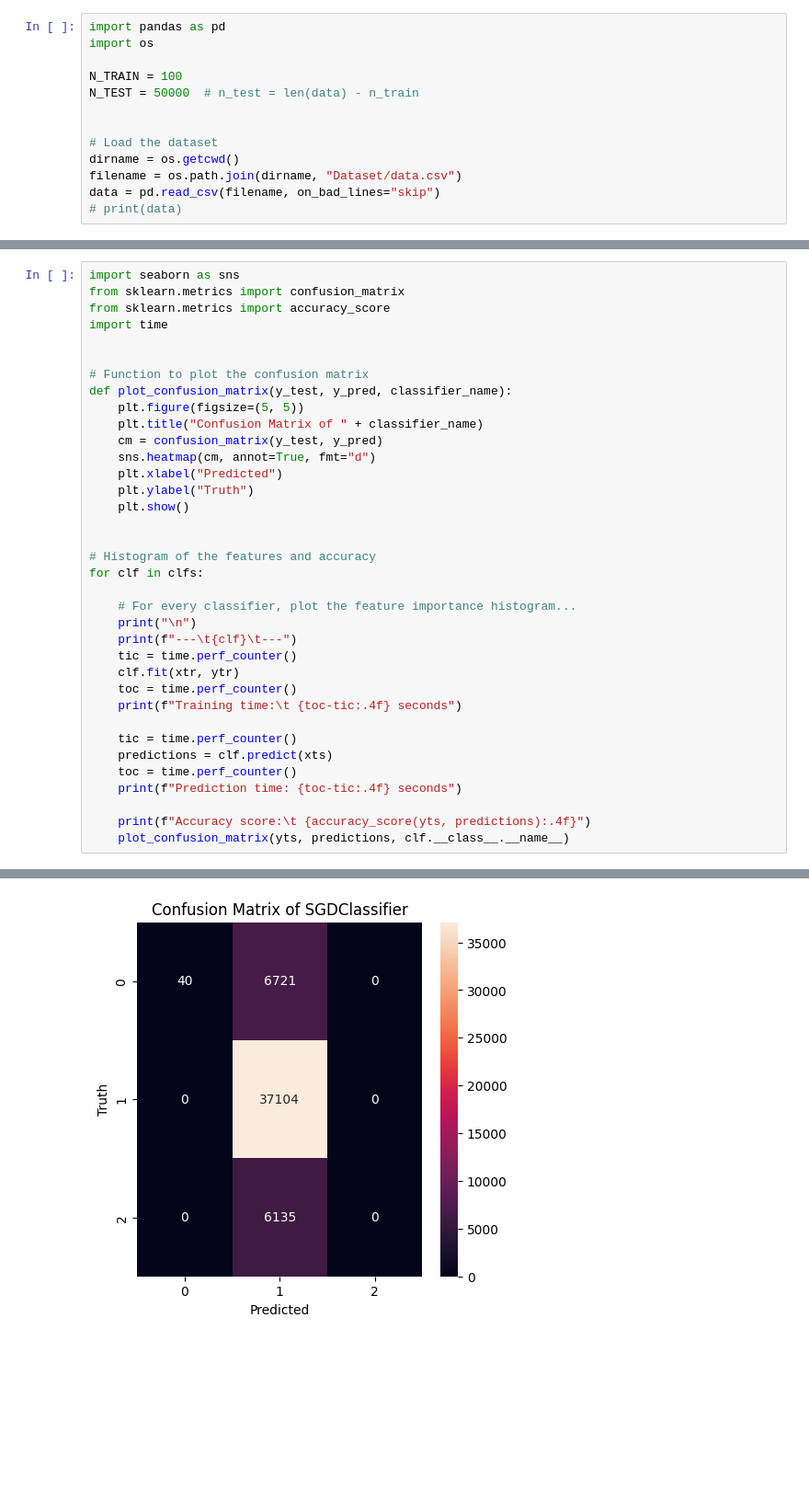
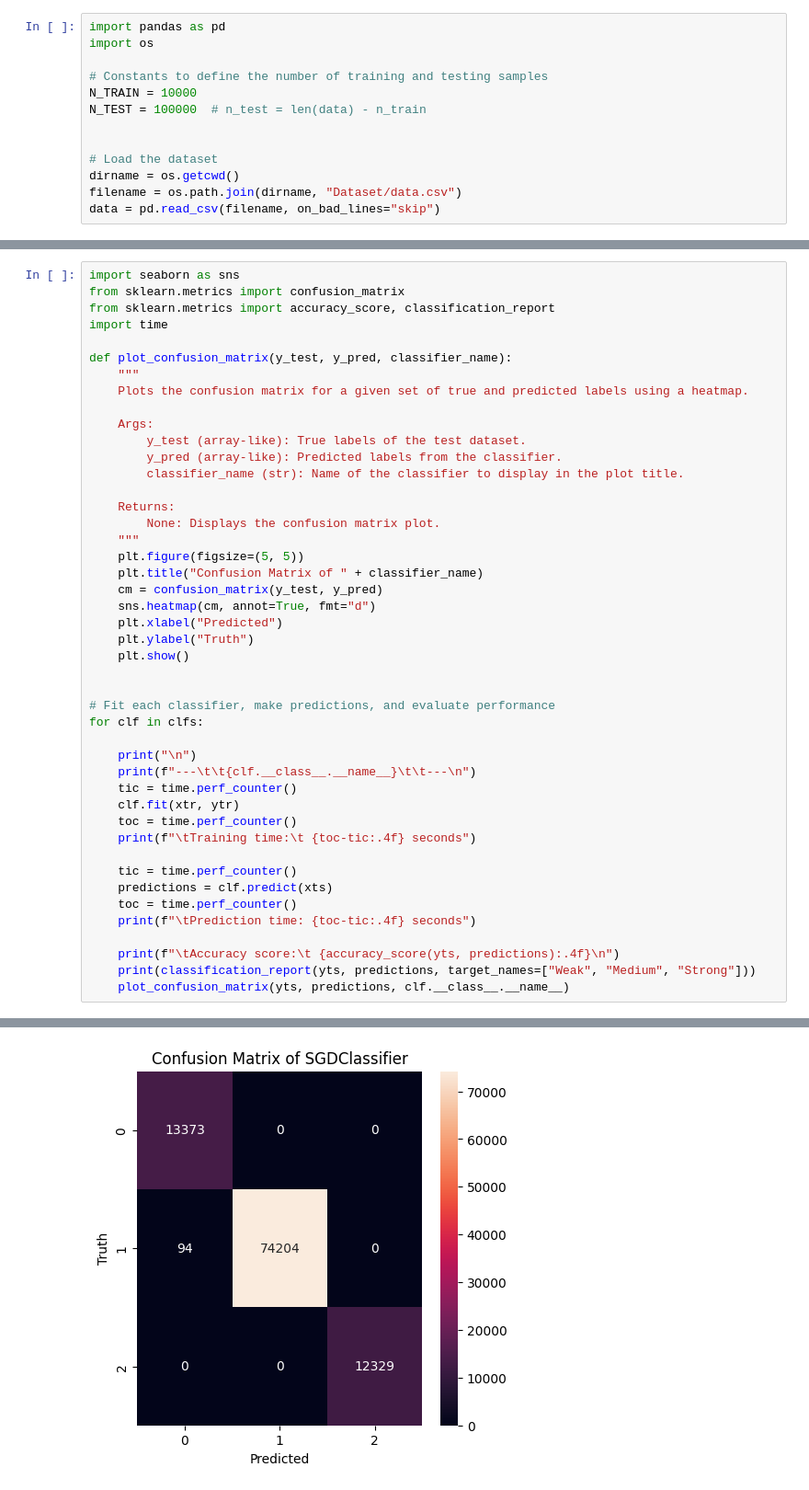
Before and after one commit to giopresenti98/ML-Project, a Jupyter notebook: project.ipynb, the cells around one changed output, grey strips where cells are left out. Shown at 92% size. Cells and saved outputs as stored; diff of their text form; blank space fills up the shorter version.

```diff
--- a/project.ipynb
+++ b/project.ipynb
@@ -2,12 +11,12 @@
 import pandas as pd
 import os
 
-N_TRAIN = 100
-N_TEST = 50000  # n_test = len(data) - n_train
+# Constants to define the number of training and testing samples
+N_TRAIN = 10000
+N_TEST = 100000  # n_test = len(data) - n_train
 
 
 # Load the dataset
 dirname = os.getcwd()
 filename = os.path.join(dirname, "Dataset/data.csv")
 data = pd.read_csv(filename, on_bad_lines="skip")
-# print(data)
@@ -162,12 +157,21 @@ clfs = [KNN_clf, SVM_clf, DT_clf, DT_reg, GNB_clf, SGD_reg]
 # %%
 import seaborn as sns
 from sklearn.metrics import confusion_matrix
-from sklearn.metrics import accuracy_score
+from sklearn.metrics import accuracy_score, classification_report
 import time
 
+def plot_confusion_matrix(y_test, y_pred, classifier_name):
+    """
+    Plots the confusion matrix for a given set of true and predicted labels using a heatmap.
 
-# Function to plot the confusion matrix
-def plot_confusion_matrix(y_test, y_pred, classifier_name):
+    Args:
+        y_test (array-like): True labels of the test dataset.
+        y_pred (array-like): Predicted labels from the classifier.
+        classifier_name (str): Name of the classifier to display in the plot title.
+
+    Returns:
+        None: Displays the confusion matrix plot.
+    """
     plt.figure(figsize=(5, 5))
     plt.title("Confusion Matrix of " + classifier_name)
     cm = confusion_matrix(y_test, y_pred)
@@ -177,22 +181,22 @@ def plot_confusion_matrix(y_test, y_pred, classifier_name):
     plt.show()
 
 
-# Histogram of the features and accuracy
+# Fit each classifier, make predictions, and evaluate performance
 for clf in clfs:
 
-    # For every classifier, plot the feature importance histogram...
     print("\n")
-    print(f"---\t{clf}\t---")
+    print(f"---\t\t{clf.__class__.__name__}\t\t---\n")
     tic = time.perf_counter()
     clf.fit(xtr, ytr)
     toc = time.perf_counter()
-    print(f"Training time:\t {toc-tic:.4f} seconds")
+    print(f"\tTraining time:\t {toc-tic:.4f} seconds")
 
     tic = time.perf_counter()
     predictions = clf.predict(xts)
     toc = time.perf_counter()
-    print(f"Prediction time: {toc-tic:.4f} seconds")
+    print(f"\tPrediction time: {toc-tic:.4f} seconds")
 
-    print(f"Accuracy score:\t {accuracy_score(yts, predictions):.4f}")
+    print(f"\tAccuracy score:\t {accuracy_score(yts, predictions):.4f}\n")
+    print(classification_report(yts, predictions, target_names=["Weak", "Medium", "Strong"]))
     plot_confusion_matrix(yts, predictions, clf.__class__.__name__)
 # %% [output]
@@ -228 +298 @@ Accuracy score:  0.7429
-[figure, old version]
+[figure, new version]
```
Also changed, not shown: parts of 13 cells of this notebook, 3 other files.
